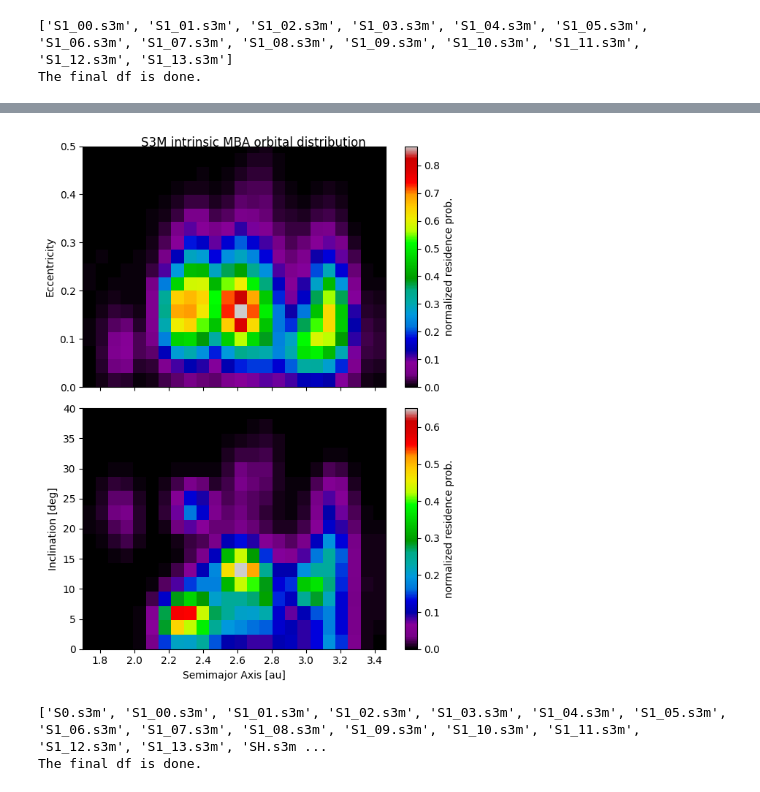
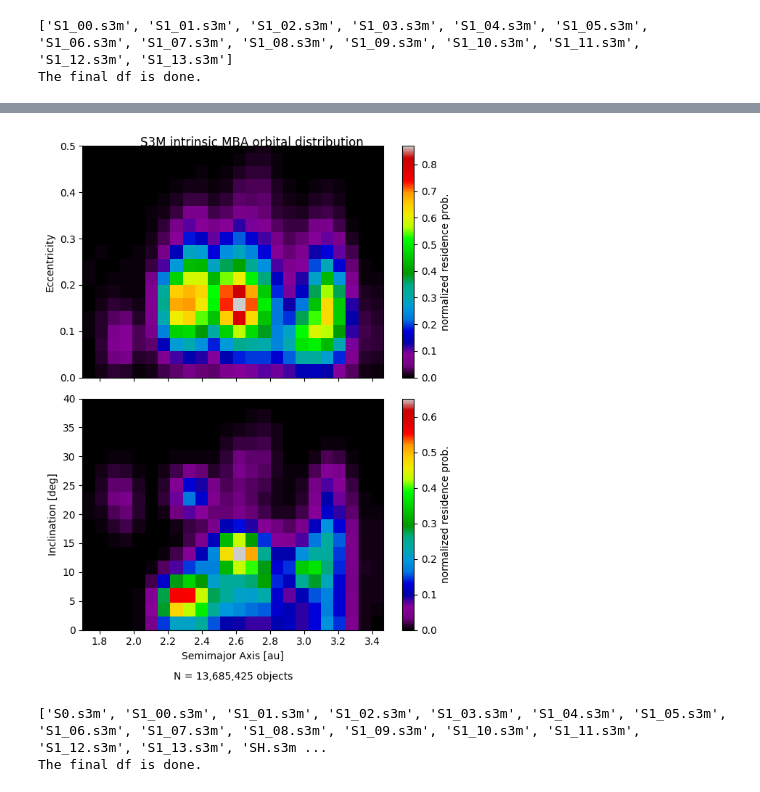
Before and after one commit to devanshi-s04/neomod, a Jupyter notebook: orbdistribution_plots.ipynb, the cells around one changed output, grey strips where cells are left out. Saved outputs shown, nothing was run; the diff lists cells and outputs as text; code cells hidden in the pictures.

```diff
--- a/orbdistribution_plots.ipynb
+++ b/orbdistribution_plots.ipynb
@@ -157,34 +169,48 @@ a_c1 = a_center_s3m[a_sel1]
 e_c1 = e_center_s3m[e_sel1]
 i_c1 = i_center_s3m[i_sel1]
 
 a_edges1 = np.concatenate(([a_c1[0] - da1/2], a_c1 + da1/2))
 e_edges1 = np.concatenate(([e_c1[0] - de1/2], e_c1 + de1/2))
 i_edges1 = np.concatenate(([i_c1[0] - di1/2], i_c1 + di1/2))
 
+# how many S3M objects fall in the plotted H, a, e, i ranges?
+count_objects1 = s3m[
+    (s3m["H"] >= 15.0) & (s3m["H"] <= 28.0) &
+    (s3m["a"] >= 0.4)  & (s3m["a"] <= 3.5)  &
+    (s3m["e"] >= 0.0)  & (s3m["e"] <  1.0)  &
+    (s3m["i"] >= 0.0)  & (s3m["i"] <= 60.0)
+].shape[0]
+
 
 fig1, (ax1_s3m, ax2_s3m) = plt.subplots(2, 1, figsize=(6, 8), sharex=True)
 
 # Panel (a): a–e
 im1_s3m = ax1_s3m.pcolormesh(a_edges1, e_edges1, ae_grid_plot1.T,
                      shading='auto', cmap='nipy_spectral')
 ax1_s3m.set_ylabel("Eccentricity")
 ax1_s3m.set_ylim(0.0, 0.5)
 cbar1 = fig1.colorbar(im1_s3m, ax=ax1_s3m)
 cbar1.set_label("normalized residence prob.")
 
 # Panel (b): a–i
 im2_s3m = ax2_s3m.pcolormesh(a_edges1, i_edges1, ai_grid_plot1.T,
                      shading='auto', cmap='nipy_spectral')
 ax2_s3m.set_xlabel("Semimajor Axis [au]")
 ax2_s3m.set_ylabel("Inclination [deg]")
 ax2_s3m.set_ylim(0.0, 40.0)
 cbar2 = fig1.colorbar(im2_s3m, ax=ax2_s3m)
 cbar2.set_label("normalized residence prob.")
 
+ax2_s3m.text(0.5, -0.18,
+         f"N = {count_objects1:,} objects",
+         transform=ax2_s3m.transAxes,
+         ha="center", va="top", fontsize=10)
+
+
 fig1.suptitle("S3M intrinsic MBA orbital distribution", y=0.95)
 fig1.tight_layout()
 # %% [output]
-[figure, old version]
+[figure, new version]
 # %%
 s3m_full = smfull.define_s3m()
 # %% [output]
```
Also changed, not shown: parts of 17 cells of this notebook, 6 other files.
